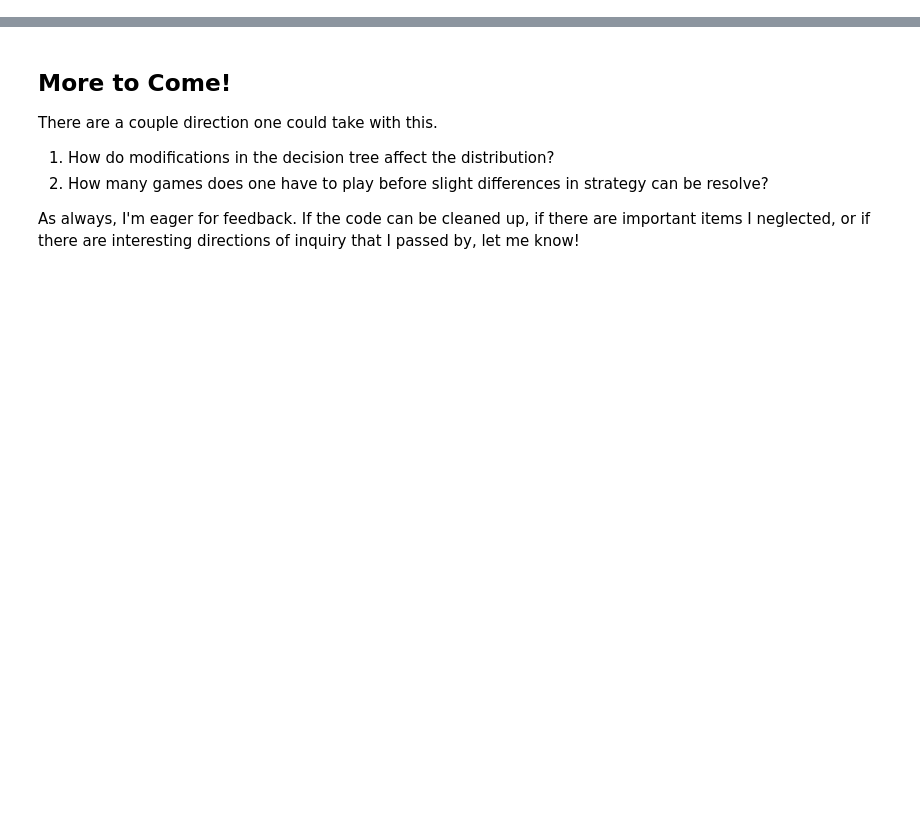
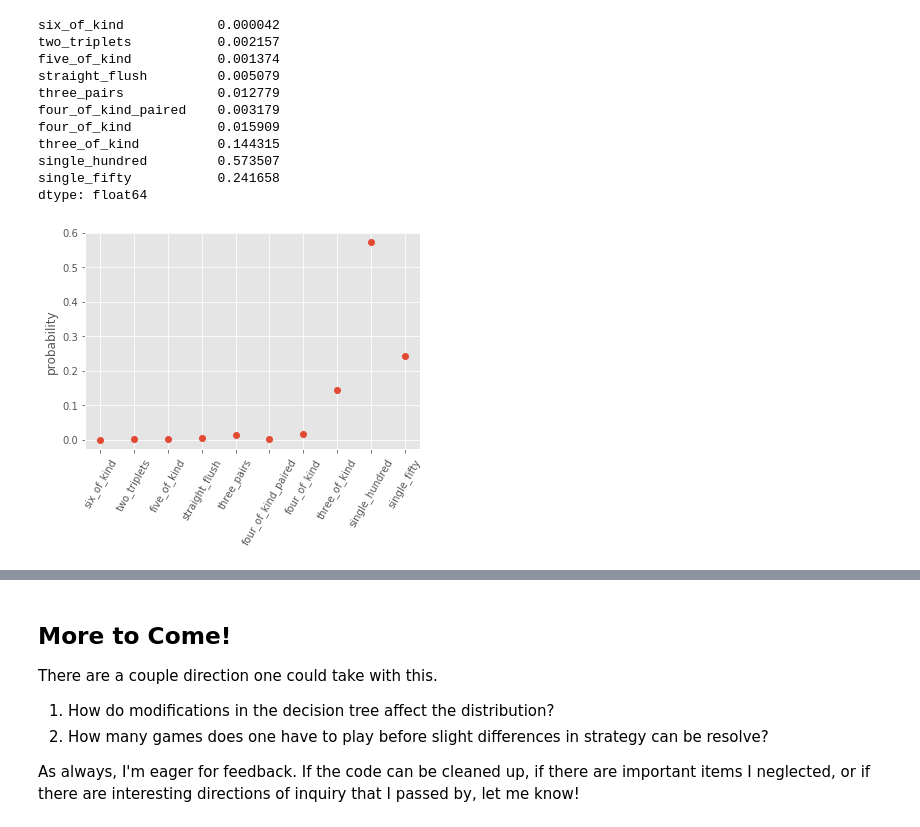
Before and after one commit to ecrowell4/RecreationalAnalytics, a Jupyter notebook: GameOfDice.ipynb, the cells around one changed output, grey strips where cells are left out. Drawn from its saved outputs; the diff is of its cells as text; code cells hidden in the pictures; blank space fills up the shorter version.

```diff
--- a/GameOfDice.ipynb
+++ b/GameOfDice.ipynb
@@ -87,0 +154,21 @@ _ = plt.ylabel('Number of occurrences')
+# %%
+counts = df.loc[:, df.columns != 'score'].sum()
+probs = counts / counts.values.sum()
+print(probs)
+plt.figure()
+_ = plt.plot(np.arange(10), probs.values, marker='o', linestyle='none')
+_ = plt.xticks(np.arange(10), df.columns[1:], rotation=60)
+_ = plt.ylabel('probability')
+# %% [output]
+six_of_kind            0.000042
+two_triplets           0.002157
+five_of_kind           0.001374
+straight_flush         0.005079
+three_pairs            0.012779
+four_of_kind_paired    0.003179
+four_of_kind           0.015909
+three_of_kind          0.144315
+single_hundred         0.573507
+single_fifty           0.241658
+dtype: float64
+[figure, added]
```
Also changed, not shown: parts of 27 cells of this notebook.
